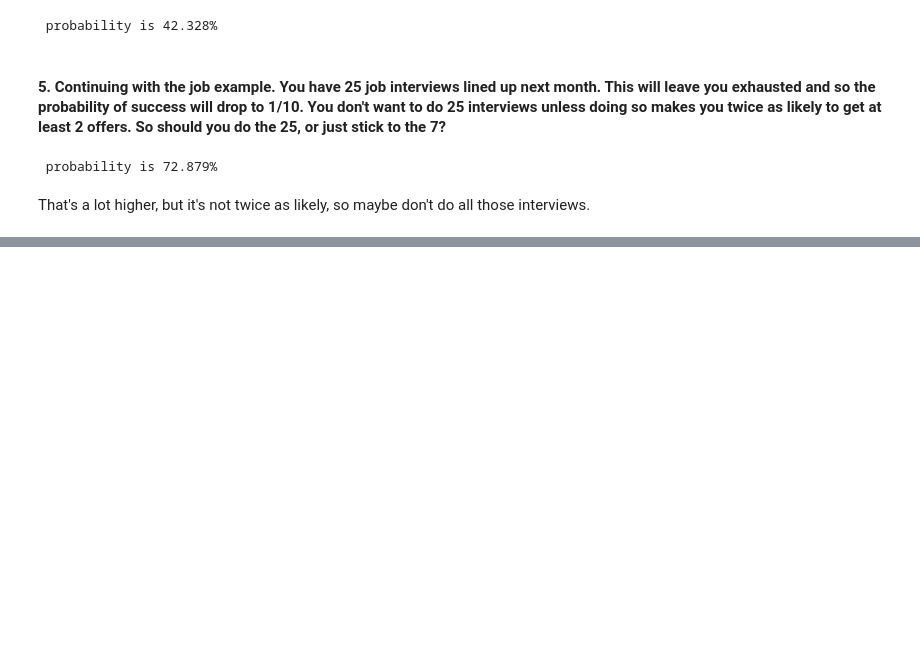
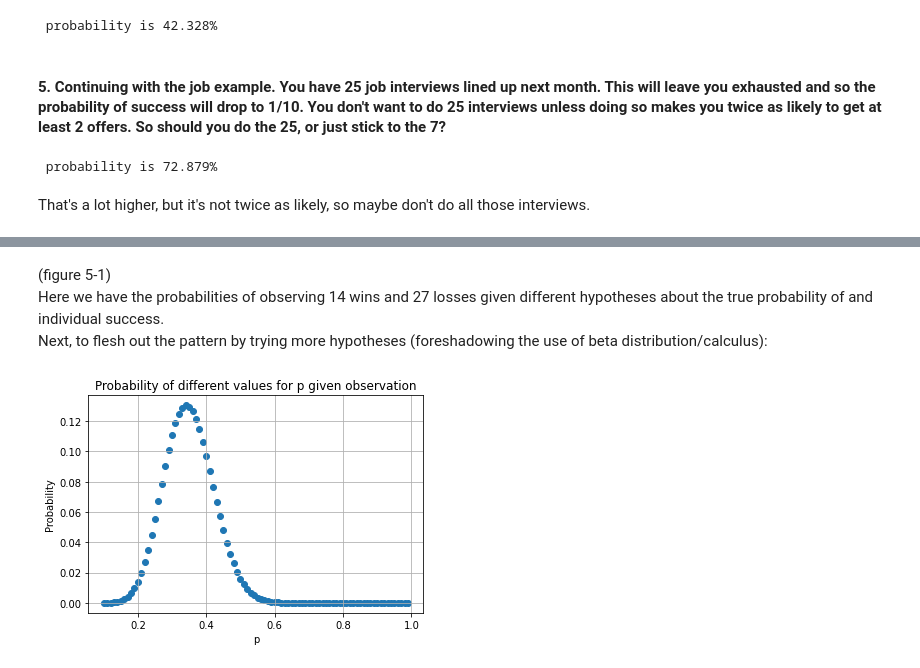
Before and after one commit to Pyrus277/reference_materials, a Jupyter notebook: statistics/bayes_book_notes.ipynb, the cells around one changed output, grey strips where cells are left out. Drawn from its saved outputs; the diff is of its cells as text; code cells hidden in the pictures; blank space fills up the shorter version.

```diff
--- a/statistics/bayes_book_notes.ipynb
+++ b/statistics/bayes_book_notes.ipynb
@@ -142,0 +203,14 @@ That's a lot higher, but it's not twice as likely, so maybe don't do all those i
+# %% [markdown]
+(figure 5-1)
+Here we have the probabilities of observing 14 wins and 27 losses given different hypotheses about the true probability of and individual success.
+Next, to flesh out the pattern by trying more hypotheses (foreshadowing the use of beta distribution/calculus):
+# %%
+p_range = np.arange(0.1, 1, 0.01)
+probs = binom.pmf(k, n, p_range)
+plt.scatter(p_range, probs)
+plt.title("Probability of different values for p given observation")
+plt.xlabel("p")
+plt.ylabel("Probability")
+plt.grid()
+# %% [output]
+[figure, added]
```
Also changed, not shown: parts of 40 cells of this notebook.
